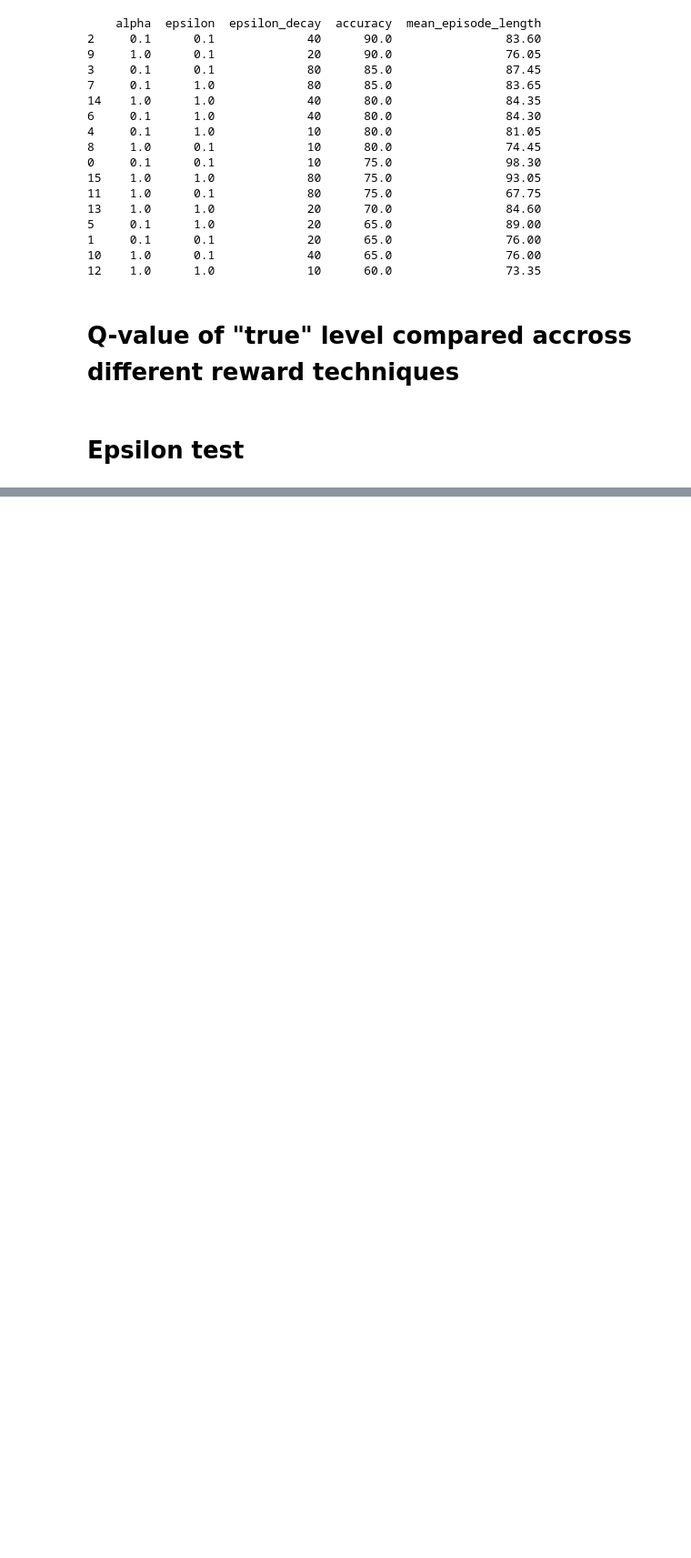
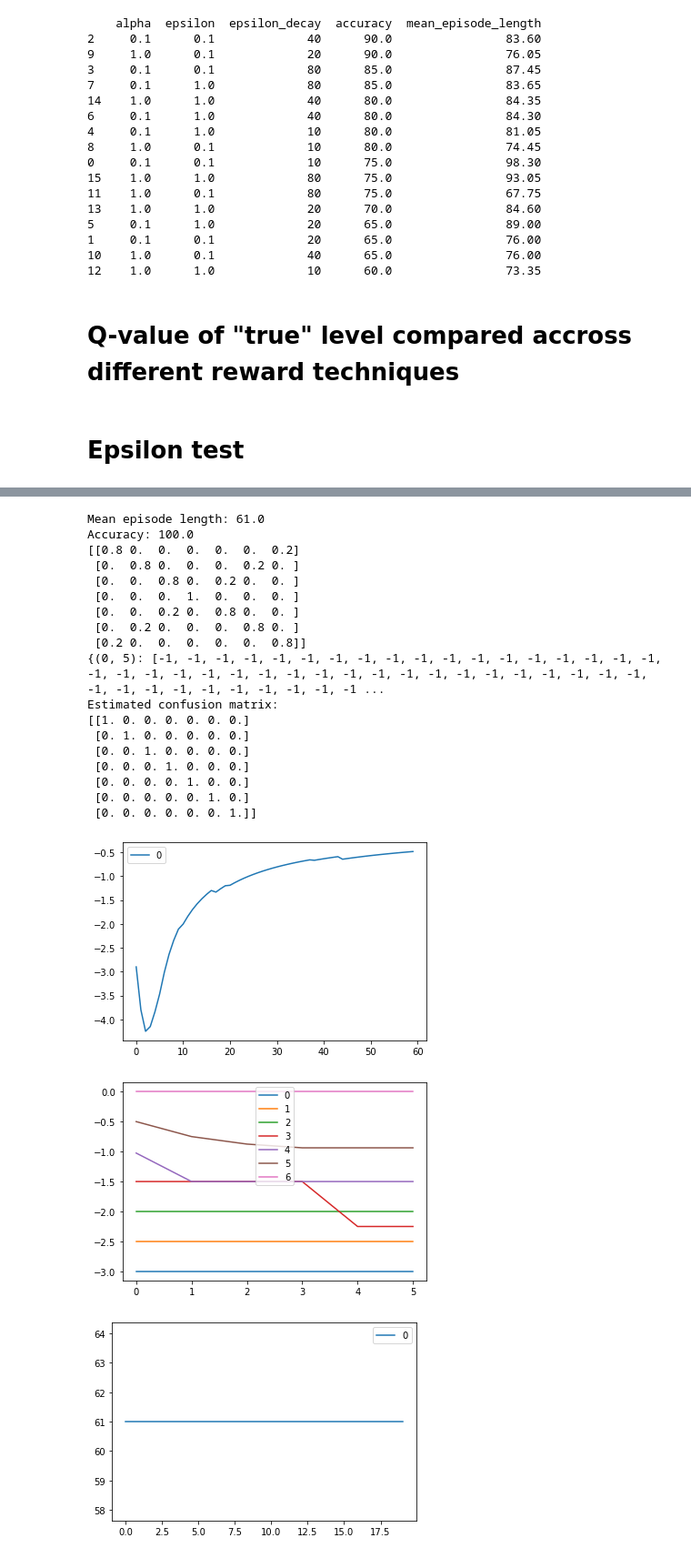
Before and after one commit to lukasgehrke/2022-CHI-neuroadaptive-haptics, a Jupyter notebook: neuro_haptics/aleks/run_experiment_notebook_stateless.ipynb, the cells around one changed output, grey strips where cells are left out. Shown at 91% size. Drawn from its saved outputs; the diff is of its cells as text; code cells hidden in the pictures; blank space fills up the shorter version.

Commit message:
ModifiedPendulumProcessorNoiseless

```diff
--- a/neuro_haptics/aleks/run_experiment_notebook_stateless.ipynb
+++ b/neuro_haptics/aleks/run_experiment_notebook_stateless.ipynb
@@ -465,0 +460,35 @@ TypeError: __init__() got an unexpected keyword argument 'num_states'
+# %%
+post_processor_surrogate = ModifiedPendulumProcessorNoiseless()
+
+def adjust_rewards_surrogate(reward, state, action):
+    observation, reward, done, info = post_processor_surrogate.process_step(state, reward, None, None, action)
+    return reward
+
+plot_mean_q_values(adjust_rewards_surrogate)
+
+print(post_processor_surrogate.cmat)
+print(post_processor_surrogate.r_sets)
+print('Estimated confusion matrix:')
+print(np.around(post_processor_surrogate.C, decimals=4))
+# %% [output]
+Mean episode length: 61.0
+Accuracy: 100.0
+[[0.8 0.  0.  0.  0.  0.  0.2]
+ [0.  0.8 0.  0.  0.  0.2 0. ]
+ [0.  0.  0.8 0.  0.2 0.  0. ]
+ [0.  0.  0.  1.  0.  0.  0. ]
+ [0.  0.  0.2 0.  0.8 0.  0. ]
+ [0.  0.2 0.  0.  0.  0.8 0. ]
+ [0.2 0.  0.  0.  0.  0.  0.8]]
+{(0, 5): [-1, -1, -1, -1, -1, -1, -1, -1, -1, -1, -1, -1, -1, -1, -1, -1, -1, -1, -1, -1, -1, -1, -1, -1, -1, -1, -1, -1, -1, -1, -1, -1, -1, -1, -1, -1, -1, -1, -1, -1, -1, -1, -1, -1, -1, -1, -1, -1 ...
+Estimated confusion matrix:
+[[1. 0. 0. 0. 0. 0. 0.]
+ [0. 1. 0. 0. 0. 0. 0.]
+ [0. 0. 1. 0. 0. 0. 0.]
+ [0. 0. 0. 1. 0. 0. 0.]
+ [0. 0. 0. 0. 1. 0. 0.]
+ [0. 0. 0. 0. 0. 1. 0.]
+ [0. 0. 0. 0. 0. 0. 1.]]
+[figure, added]
+[figure, added]
+[figure, added]
```
Also changed, not shown: parts of 10 cells of this notebook, 3 other files.
